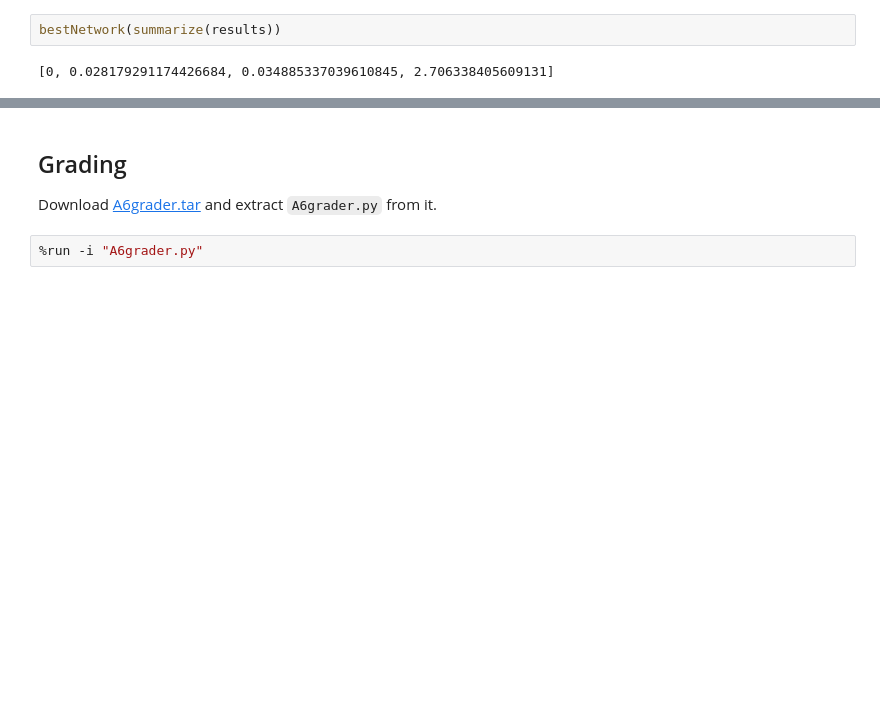
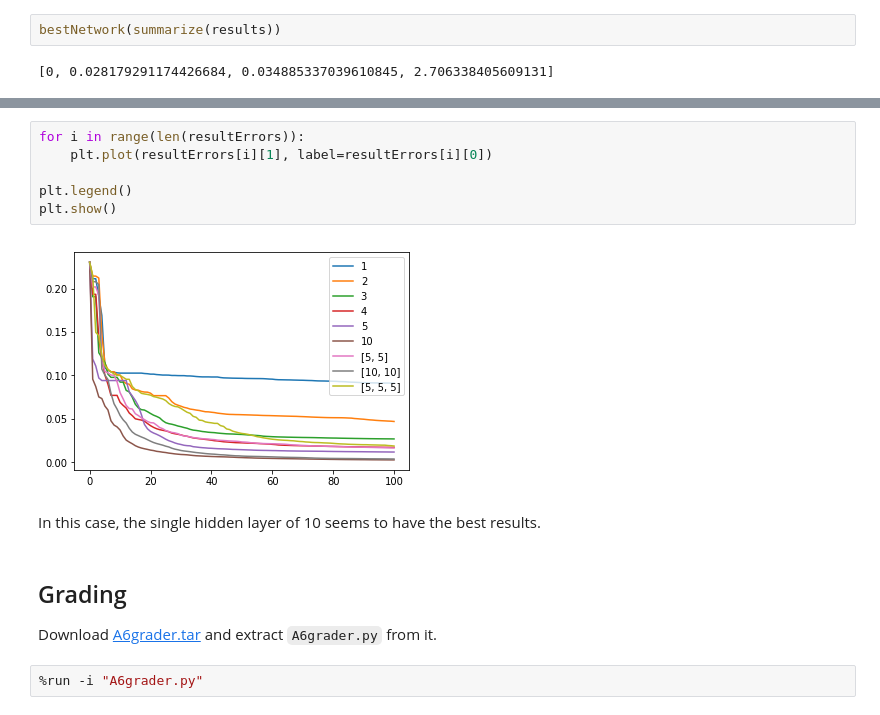
Before and after one commit to JinoFan/cs440-A6, a Jupyter notebook: Edwards-A6.ipynb, the cells around one changed output, grey strips where cells are left out. Drawn from its saved outputs; the diff is of its cells as text; blank space fills up the shorter version.

```diff
--- a/Edwards-A6.ipynb
+++ b/Edwards-A6.ipynb
@@ -450,3 +275,13 @@ Plot the predicted and actual `Species` for the testing data as an integer.  Dis
+# %%
+for i in range(len(resultErrors)):
+    plt.plot(resultErrors[i][1], label=resultErrors[i][0])
+
+plt.legend()
+plt.show()
+# %% [output]
+[figure, added]
+# %% [markdown]
+In this case, the single hidden layer of 10 seems to have the best results.
 # %% [markdown]
 ## Grading
 
```
Also changed, not shown: parts of 56 cells of this notebook, 2 other files.
